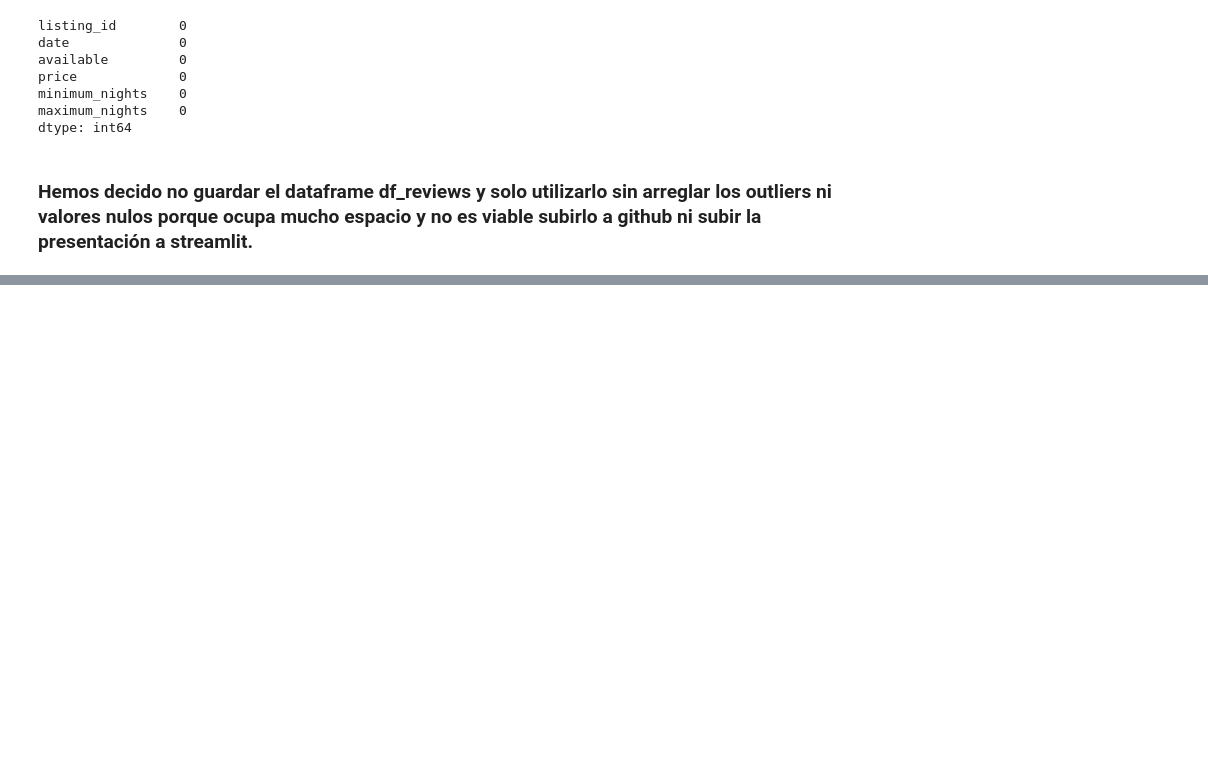
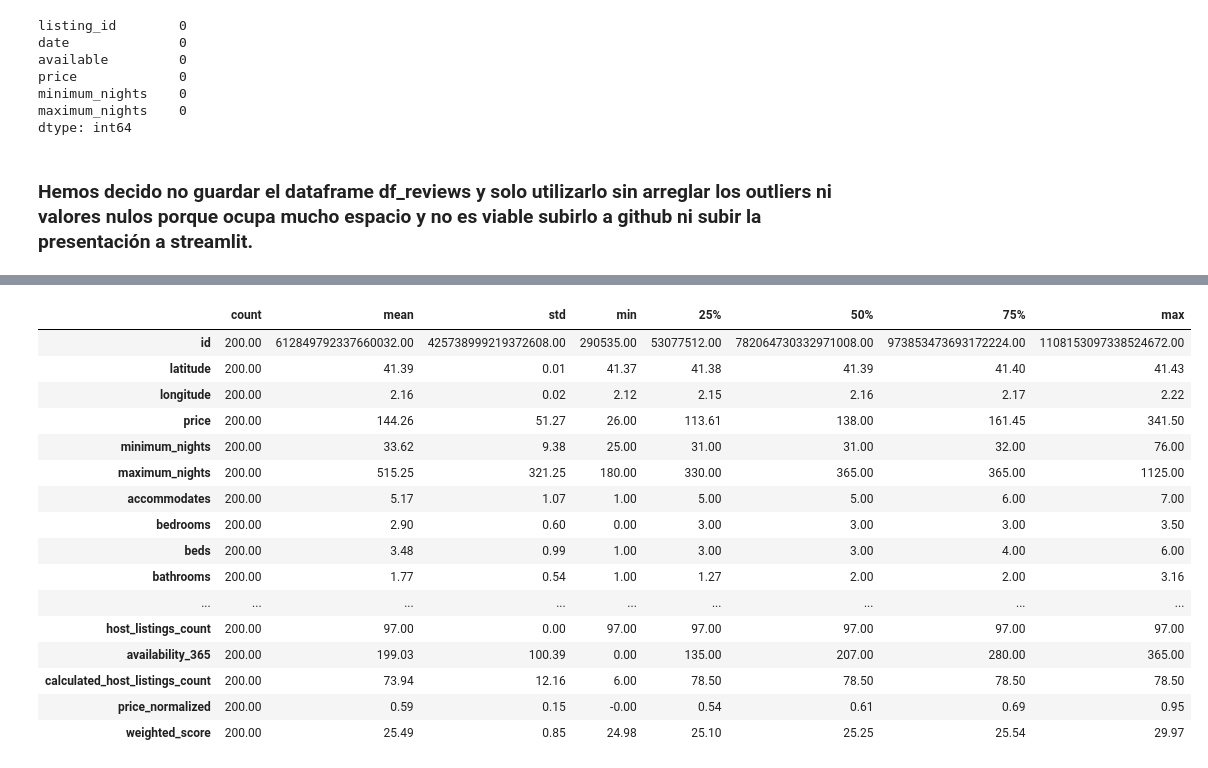
Before and after one commit to JuliAlejandroBrionesMorales/Airbnb_Barcelona, a Jupyter notebook: 1. Analisis_valores_nulos.ipynb, the cells around one changed output, grey strips where cells are left out. Cells and saved outputs as stored; diff of their text form; code cells hidden in the pictures; blank space fills up the shorter version.

```diff
--- a/1. Analisis_valores_nulos.ipynb
+++ b/1. Analisis_valores_nulos.ipynb
@@ -671,0 +912,9 @@ Archivos Feather guardados en la carpeta: /Users/juliobrionesmorales/Documents/G
+# %%
+# Mostrar todas las columnas y filas de nuestro dataframes
+pd.set_option('display.max_rows', None)
+pd.set_option('display.max_columns', None)
+
+# Configuración del formato de numeros
+pd.options.display.float_format = '{:.2f}'.format
+# %%
+df_listings = pd.read_feather (r'/Users/juliobrionesmorales/Documents/GitHub/Airbnb_Barcelona/data/3. data_sin_outliers/df_listings.feather')
@@ -671,0 +1278,7 @@ Archivos Feather guardados en la carpeta: /Users/juliobrionesmorales/Documents/G
+# %%
+# Mostrar todas las columnas y filas de nuestro dataframes
+pd.set_option('display.max_rows', None)
+pd.set_option('display.max_columns', None)
+
+# Configuración del formato de numeros
+pd.options.display.float_format = '{:.2f}'.format
@@ -671,0 +1561,21 @@ Archivos Feather guardados en la carpeta: /Users/juliobrionesmorales/Documents/G
+# %%
+# Realizamos un describe para poder analizar cada una de las variables numéricas
+top_200.describe().T
+# %% [output]
+|  | count | mean | std | min | 25% | 50% | 75% | max |
+| id | 200.00 | 612849792337660032.00 | 425738999219372608.00 | 290535.00 | 53077512.00 | 782064730332971008.00 | 973853473693172224.00 | 1108153097338524672.00 |
+| latitude | 200.00 | 41.39 | 0.01 | 41.37 | 41.38 | 41.39 | 41.40 | 41.43 |
+| longitude | 200.00 | 2.16 | 0.02 | 2.12 | 2.15 | 2.16 | 2.17 | 2.22 |
+| price | 200.00 | 144.26 | 51.27 | 26.00 | 113.61 | 138.00 | 161.45 | 341.50 |
+| minimum_nights | 200.00 | 33.62 | 9.38 | 25.00 | 31.00 | 31.00 | 32.00 | 76.00 |
+| maximum_nights | 200.00 | 515.25 | 321.25 | 180.00 | 330.00 | 365.00 | 365.00 | 1125.00 |
+| accommodates | 200.00 | 5.17 | 1.07 | 1.00 | 5.00 | 5.00 | 6.00 | 7.00 |
+| bedrooms | 200.00 | 2.90 | 0.60 | 0.00 | 3.00 | 3.00 | 3.00 | 3.50 |
+| beds | 200.00 | 3.48 | 0.99 | 1.00 | 3.00 | 3.00 | 4.00 | 6.00 |
+| bathrooms | 200.00 | 1.77 | 0.54 | 1.00 | 1.27 | 2.00 | 2.00 | 3.16 |
+| ... | ... | ... | ... | ... | ... | ... | ... | ... |
+| host_listings_count | 200.00 | 97.00 | 0.00 | 97.00 | 97.00 | 97.00 | 97.00 | 97.00 |
+| availability_365 | 200.00 | 199.03 | 100.39 | 0.00 | 135.00 | 207.00 | 280.00 | 365.00 |
+| calculated_host_listings_count | 200.00 | 73.94 | 12.16 | 6.00 | 78.50 | 78.50 | 78.50 | 78.50 |
+| price_normalized | 200.00 | 0.59 | 0.15 | -0.00 | 0.54 | 0.61 | 0.69 | 0.95 |
+| weighted_score | 200.00 | 25.49 | 0.85 | 24.98 | 25.10 | 25.25 | 25.54 | 29.97 |
```
Also changed, not shown: parts of 246 cells of this notebook, 10 other files.
